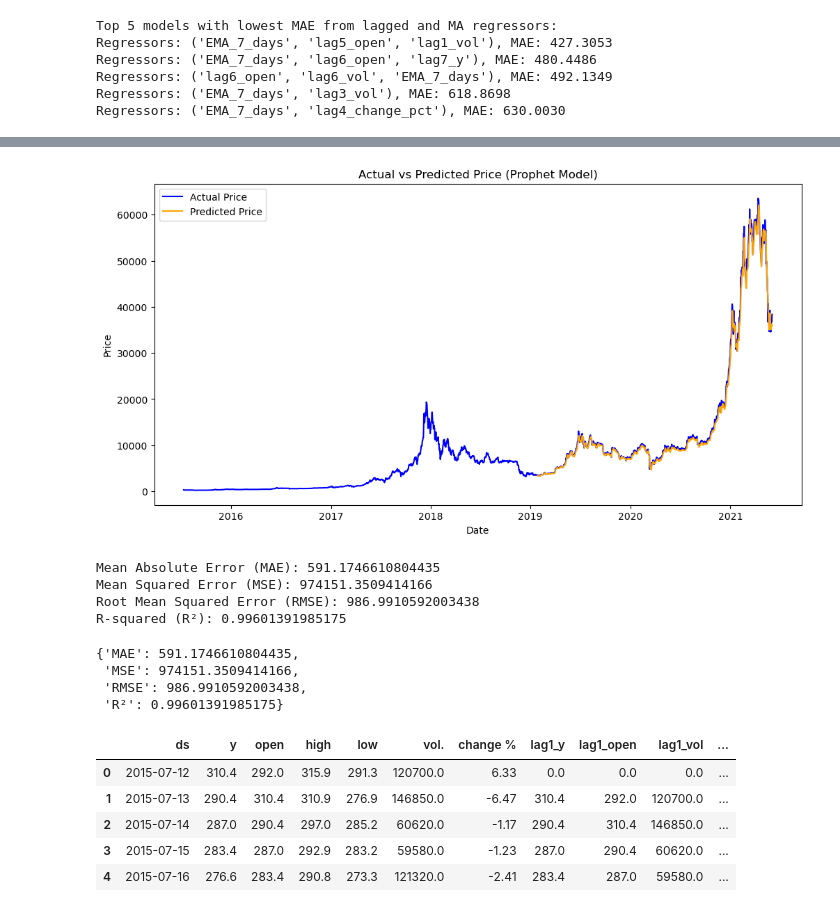
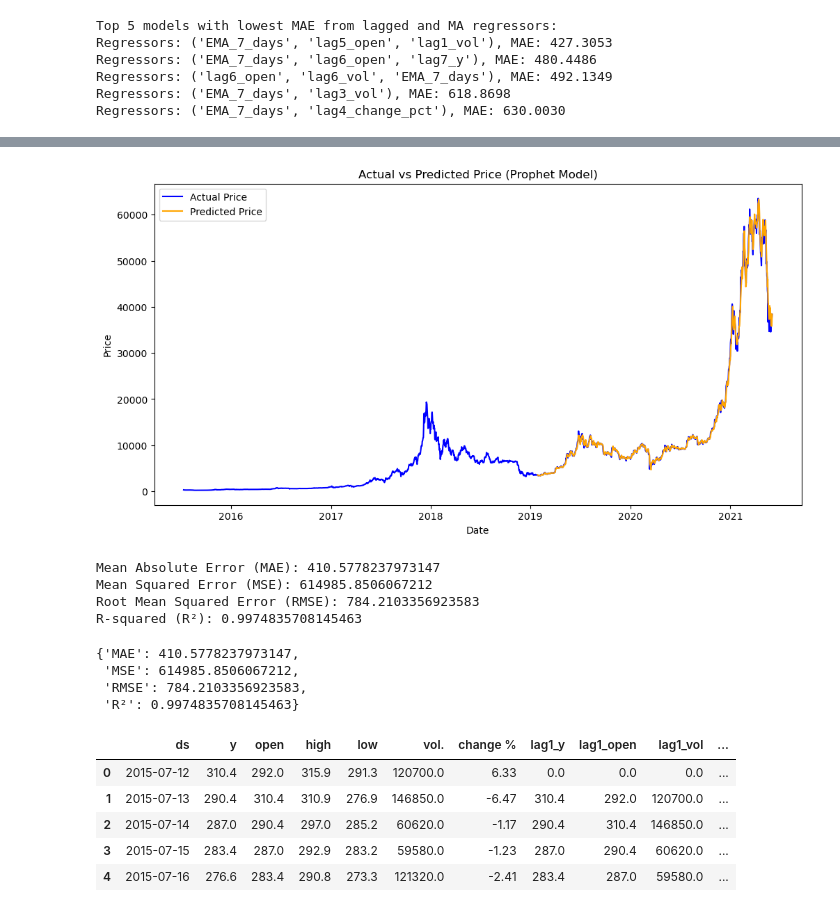
Before and after one commit to DoanNguyen2001/tap_bitcoin, a Jupyter notebook: sandesh_prophet_2.ipynb, the cells around one changed output, grey strips where cells are left out. Saved outputs shown, nothing was run; the diff lists cells and outputs as text; code cells hidden in the pictures.

```diff
--- a/sandesh_prophet_2.ipynb
+++ b/sandesh_prophet_2.ipynb
@@ -931,7 +774,7 @@ df_ma_new = df_n[['ds', 'y', 'open', 'high', 'low', 'vol.', 'change %']]
 # Define the number of days for different periods
 periods = {
     '7_days': 7,
-    '1_month': 30,  # approximately 30 days in a month
+    '1_month': 30,
     '3_months': 90,
     '6_months': 180
 }
@@ -943,13 +786,13 @@ ma_columns = []
 for period_name, window in periods.items():
     # Calculate SMA
     sma_column = f'SMA_{period_name}'
-    df_ma_new[sma_column] = df_ma_new['y'].rolling(window=window).mean()
+    df_ma_lag_new[sma_column] = df_ma_lag_new['y'].rolling(window=window).mean()
     ma_columns.append(sma_column)
 
     # Calculate EMA
     ema_column = f'EMA_{period_name}'
-    df_ma_new[ema_column] = df_ma_new['y'].ewm(span=window, adjust=False).mean()
+    df_ma_lag_new[ema_column] = df_ma_lag_new['y'].ewm(span=window, adjust=False).mean()
     ma_columns.append(ema_column)
 
 # Fill null values with 0 for all moving average columns
-df_ma_new[ma_columns] = df_ma_new[ma_columns].fillna(0)
+df_ma_lag_new[ma_columns] = df_ma_lag_new[ma_columns].fillna(0)
@@ -965,5 +819,5 @@ df_ma_new.head()
 # %%
-df_combined = pd.merge(df_lag_new, df_ma_new[ma_columns + ['ds']], on='ds', how='inner')
+df_combined = pd.merge(df_lag_new, df_ma_lag_new[ma_columns + ['ds']], on='ds', how='inner')
 # %%
 df_combined.head()
 # %% [output]
@@ -1078,11 +930,17 @@ train_fbp_f = df_combined.iloc[:train_size_fbp_f]
 test_fbp_f = df_combined.iloc[train_size_fbp_f:]
 # %%
 # Create the Prophet model
-final_model_fbp = Prophet()
+final_model_fbp = Prophet(
+    seasonality_mode='additive',
+    yearly_seasonality=False,
+    weekly_seasonality=False,
+    daily_seasonality=False
+
+)
 
 # Add additional regressors
 # Adding the selected columns as regressors
-final_regressors = ['EMA_7_days', 'lag1_vol', 'lag7_open','lag1_y']
+final_regressors = ['EMA_7_days', 'lag5_open', 'lag1_vol']
 for reg in final_regressors:
     final_model_fbp.add_regressor(reg)
 
@@ -1094,25 +952,25 @@ final_model_fbp.fit(train_fbp_f)
 <prophet.forecaster.Prophet at 0x...>
 # %%
 future_test_f = test_fbp_f[
-        ['ds', 'EMA_7_days', 'lag1_vol', 'lag7_open','lag1_y']
+        ['ds', 'EMA_7_days', 'lag5_open', 'lag1_vol']
     ]
 # Predict the future values
 forecast_fbp_f = final_model_fbp.predict(future_test_f)
 # Extract the predicted values for the test period
 predictions_fbp_f = forecast_fbp_f[['ds', 'yhat']]
 # %%
-plot_actual_vs_predicted(df_combined, predictions_fbp_f)
-calculate_metrics(test_fbp_f['y'], predictions_fbp_f['yhat'])
+functions.plot_actual_vs_predicted(df_combined, predictions_fbp_f)
+functions.calculate_metrics(test_fbp_f['y'], predictions_fbp_f['yhat'])
 # %% [output]
-[figure, old version]
+[figure, new version]
-Mean Absolute Error (MAE): 591.1746610804435
-Mean Squared Error (MSE): 974151.3509414166
-Root Mean Squared Error (RMSE): 986.9910592003438
-R-squared (R²): 0.99601391985175
+Mean Absolute Error (MAE): 410.5778237973147
+Mean Squared Error (MSE): 614985.8506067212
+Root Mean Squared Error (RMSE): 784.2103356923583
+R-squared (R²): 0.9974835708145463
-{'MAE': 591.1746610804435,
- 'MSE': 974151.3509414166,
- 'RMSE': 986.9910592003438,
- 'R²': 0.99601391985175}
+{'MAE': 410.5778237973147,
+ 'MSE': 614985.8506067212,
+ 'RMSE': 784.2103356923583,
+ 'R²': 0.9974835708145463}
 # %%
 df_combined.to_csv('df_combined.csv', index=False)
 # %%
```
Also changed, not shown: parts of 64 cells of this notebook, 1 other file.
